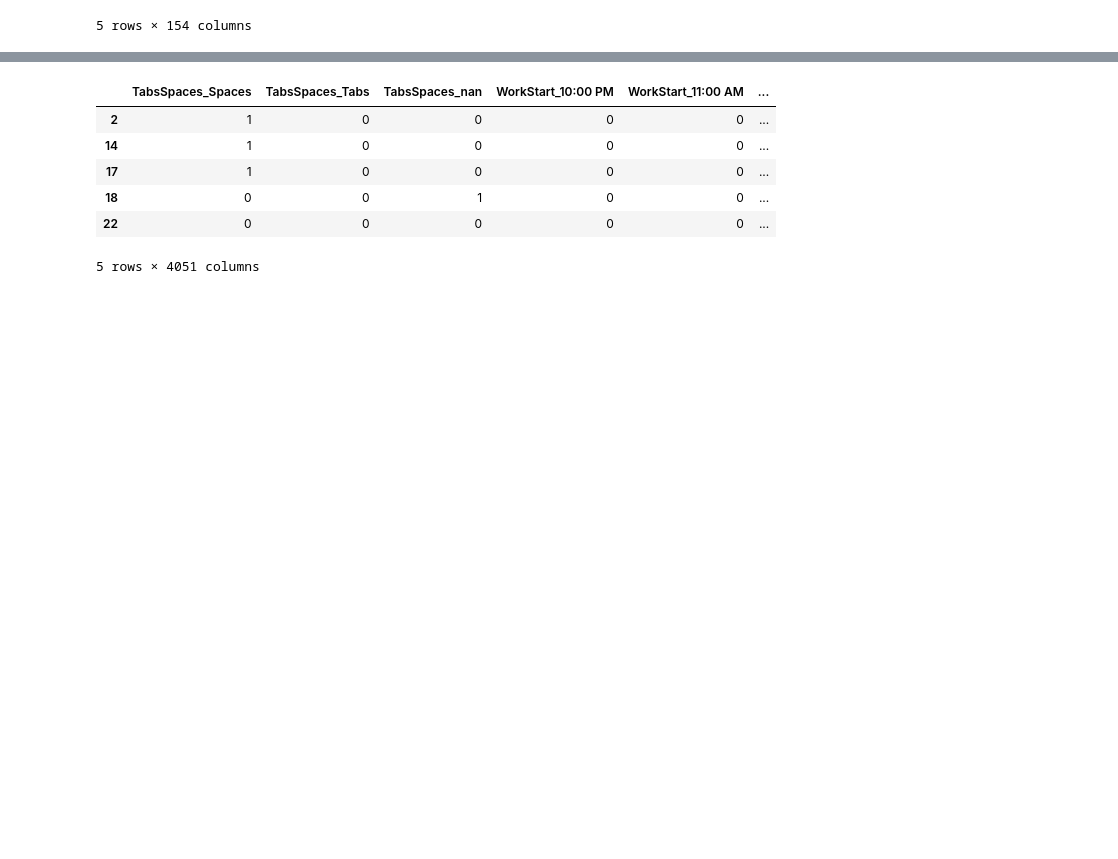
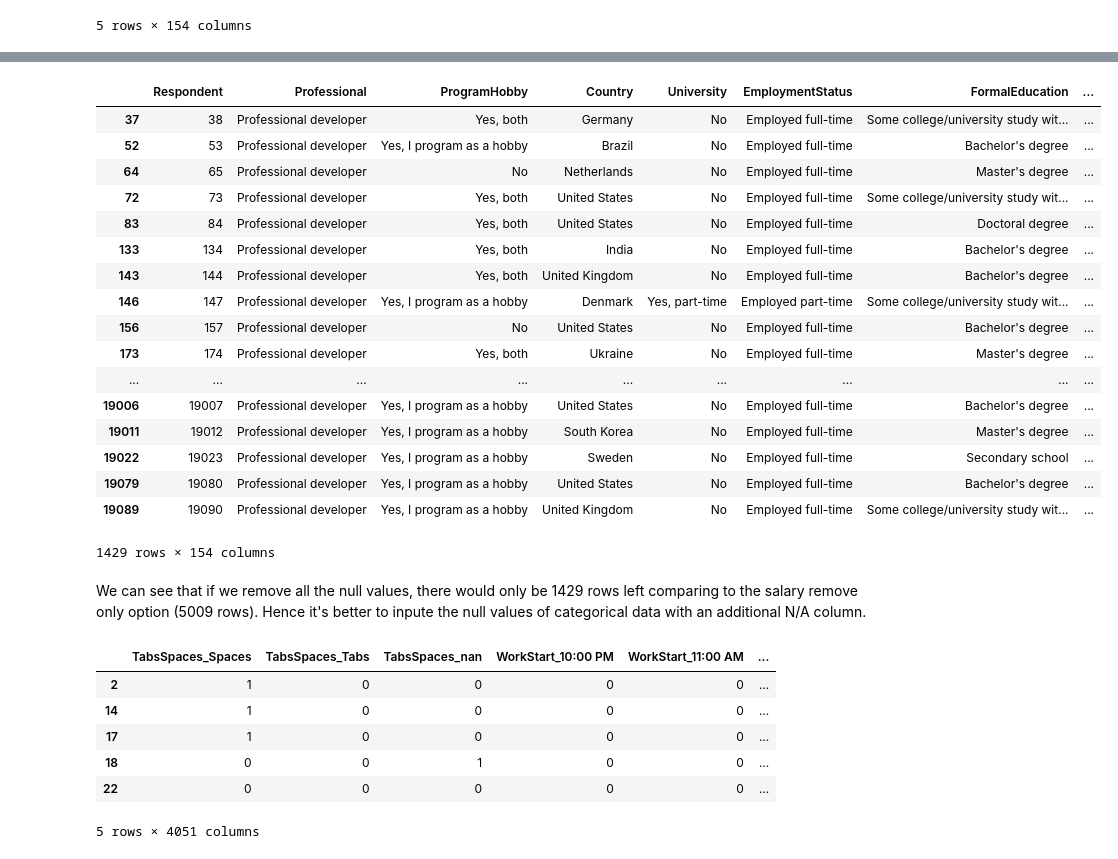
Before and after one commit to yh214/DST2Proj1, a Jupyter notebook: ProgStyleAndSalary.ipynb, the cells around one changed output, grey strips where cells are left out. Saved outputs shown, nothing was run; the diff lists cells and outputs as text; code cells hidden in the pictures; blank space fills up the shorter version.

```diff
--- a/ProgStyleAndSalary.ipynb
+++ b/ProgStyleAndSalary.ipynb
@@ -29 +30,6 @@ df.head()
 We will firstly extract all the programming style related columns and create dummy columns as they are categorical columns.
+# %%
+sal_rm = df.dropna(subset=['Salary'], axis=0)
+sal_nona = df.dropna(subset=['Salary', 'TabsSpaces', 'WorkStart', 'HaveWorkedLanguage',
+                             'HaveWorkedFramework', 'HaveWorkedDatabase', 'HaveWorkedPlatform', 'IDE',
+                             'AuditoryEnvironment', 'Methodology', 'VersionControl', 'CheckInCode'], axis=0)
@@ -30 +57,24 @@ We will firstly extract all the programming style related columns and create dum
+# %%
+sal_nona
+# %% [output]
+|  | Respondent | Professional | ProgramHobby | Country | University | EmploymentStatus | FormalEducation | ... |
+| 37 | 38 | Professional developer | Yes, both | Germany | No | Employed full-time | Some college/university study wit... | ... |
+| 52 | 53 | Professional developer | Yes, I program as a hobby | Brazil | No | Employed full-time | Bachelor's degree | ... |
+| 64 | 65 | Professional developer | No | Netherlands | No | Employed full-time | Master's degree | ... |
+| 72 | 73 | Professional developer | Yes, both | United States | No | Employed full-time | Some college/university study wit... | ... |
+| 83 | 84 | Professional developer | Yes, both | United States | No | Employed full-time | Doctoral degree | ... |
+| 133 | 134 | Professional developer | Yes, both | India | No | Employed full-time | Bachelor's degree | ... |
+| 143 | 144 | Professional developer | Yes, both | United Kingdom | No | Employed full-time | Bachelor's degree | ... |
+| 146 | 147 | Professional developer | Yes, I program as a hobby | Denmark | Yes, part-time | Employed part-time | Some college/university study wit... | ... |
+| 156 | 157 | Professional developer | No | United States | No | Employed full-time | Bachelor's degree | ... |
+| 173 | 174 | Professional developer | Yes, both | Ukraine | No | Employed full-time | Master's degree | ... |
+| ... | ... | ... | ... | ... | ... | ... | ... | ... |
+| 19006 | 19007 | Professional developer | Yes, I program as a hobby | United States | No | Employed full-time | Bachelor's degree | ... |
+| 19011 | 19012 | Professional developer | Yes, I program as a hobby | South Korea | No | Employed full-time | Master's degree | ... |
+| 19022 | 19023 | Professional developer | Yes, I program as a hobby | Sweden | No | Employed full-time | Secondary school | ... |
+| 19079 | 19080 | Professional developer | Yes, I program as a hobby | United States | No | Employed full-time | Bachelor's degree | ... |
+| 19089 | 19090 | Professional developer | Yes, I program as a hobby | United Kingdom | No | Employed full-time | Some college/university study wit... | ... |
+1429 rows × 154 columns
+# %% [markdown]
+We can see that if we remove all the null values, there would only be 1429 rows left comparing to the salary remove only option (5009 rows). Hence it's better to inpute the null values of categorical data with an additional N/A column.
 # %%
```
Also changed, not shown: parts of 7 cells of this notebook, 1 other file.
